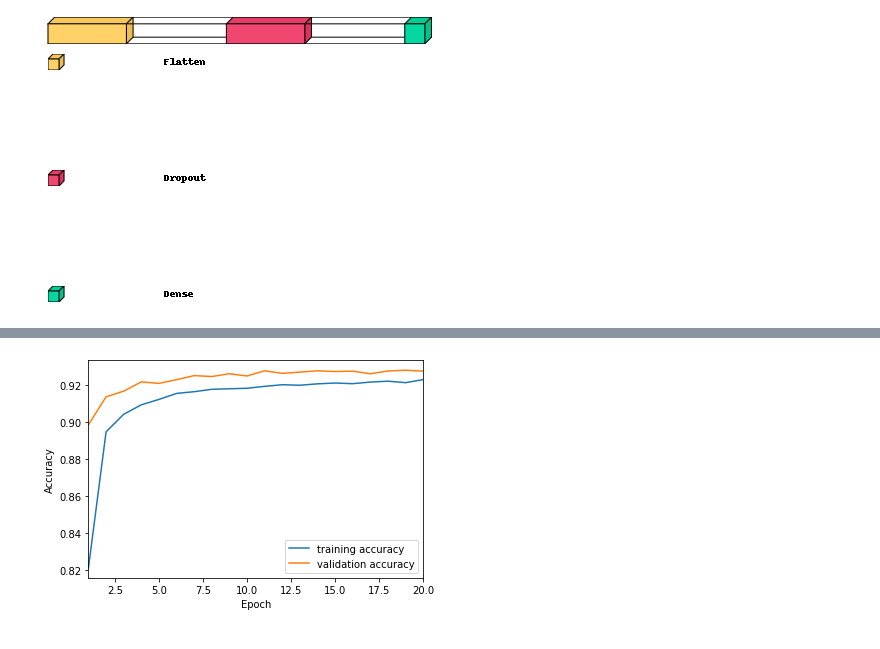
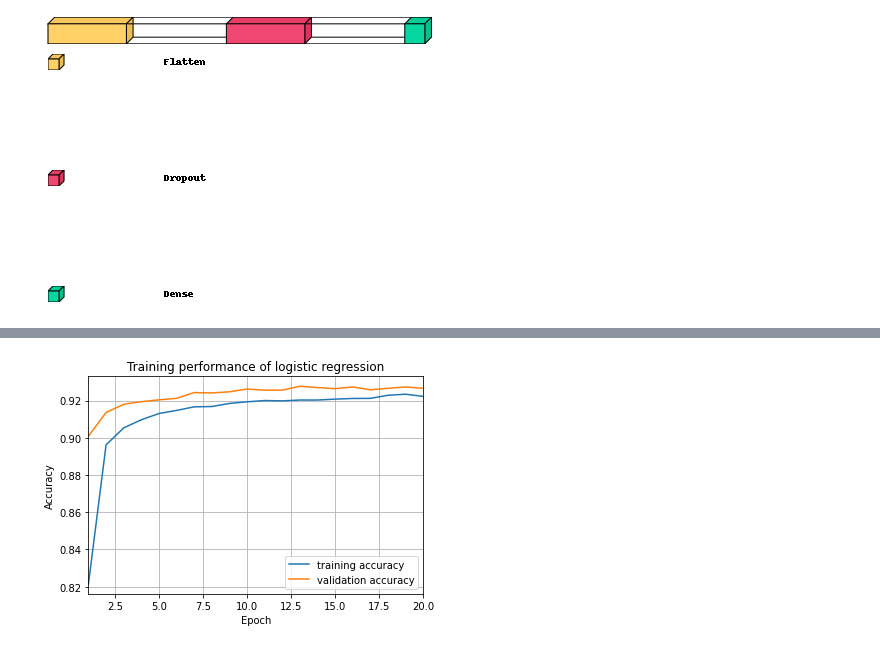
Before and after one commit to neural-data-science-lab/DL-intro-2022, a Jupyter notebook: MNIST-CNN-Keras.ipynb, the cells around one changed output, grey strips where cells are left out. Cells and saved outputs as stored; diff of their text form; code cells hidden in the pictures.

```diff
--- a/MNIST-CNN-Keras.ipynb
+++ b/MNIST-CNN-Keras.ipynb
@@ -255,13 +287,15 @@ model.compile(loss='categorical_crossentropy',
               optimizer='adam',
               metrics=['accuracy'])
 # %%
-history = model.fit(x_train, y_train,
-          batch_size=batch_size,
-          epochs=epochs,
-          verbose=1,
-          validation_data=(x_test, y_test))
-score = model.evaluate(x_test, y_test, verbose=0)
-print('Test loss:', score[0])
-print('Test accuracy:', score[1])
+# Training the logistic regression on the training dataset.
+history_logistic = model.fit(x_train, y_train,
+                   batch_size=batch_size,
+                   epochs=epochs,
+                   verbose=1,
+                   validation_data=(x_test, y_test))
+
+# Running the logistic regression on the test dataset
+print("Evaluating the model on the test dataset")
+score = model.evaluate(x_test, y_test, verbose=2)
 # %% [output]
 Epoch 1/20
@@ -284,11 +318,17 @@ Test accuracy: 0.9276999831199646
 # %%
-xs = list(range(1,1+len(history.history['accuracy'])))
-plt.plot(xs, history.history['accuracy'], label='training accuracy')
-plt.plot(xs, history.history['val_accuracy'], label='validation accuracy')
+# vector of time
+xs = list(range(1, 1 + len(history_logistic.history['accuracy'])))
+
+# Plotting figure
+plt.figure()
+plt.plot(xs, history_logistic.history['accuracy'], label='training accuracy')
+plt.plot(xs, history_logistic.history['val_accuracy'], label='validation accuracy')
 plt.legend(loc='lower right')
 plt.xlabel('Epoch')
 plt.ylabel('Accuracy')
 plt.xlim(1, len(xs))
+plt.grid()
+plt.title("Training performance of logistic regression")
 plt.show()
 # %% [output]
-[figure, old version]
+[figure, new version]
```
Also changed, not shown: parts of 67 cells of this notebook.
